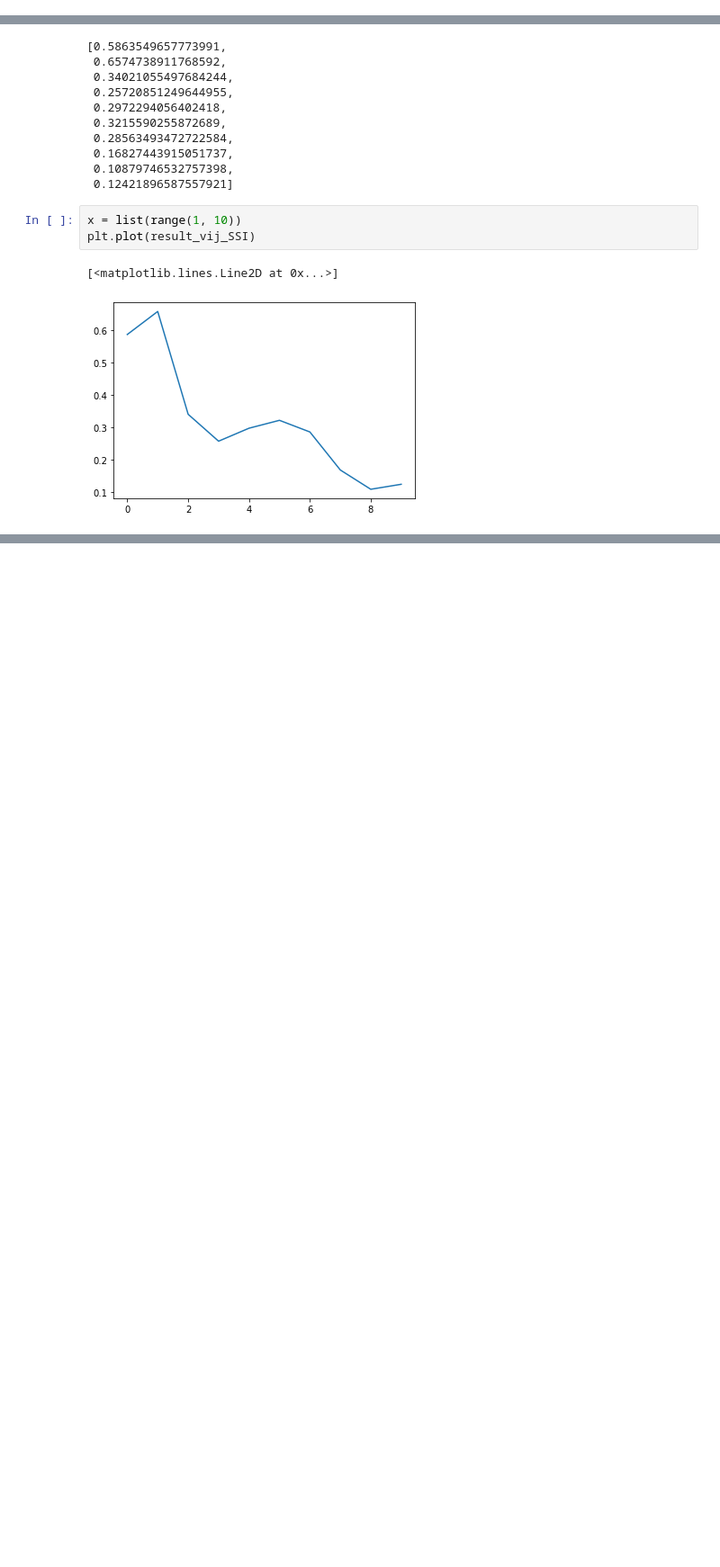
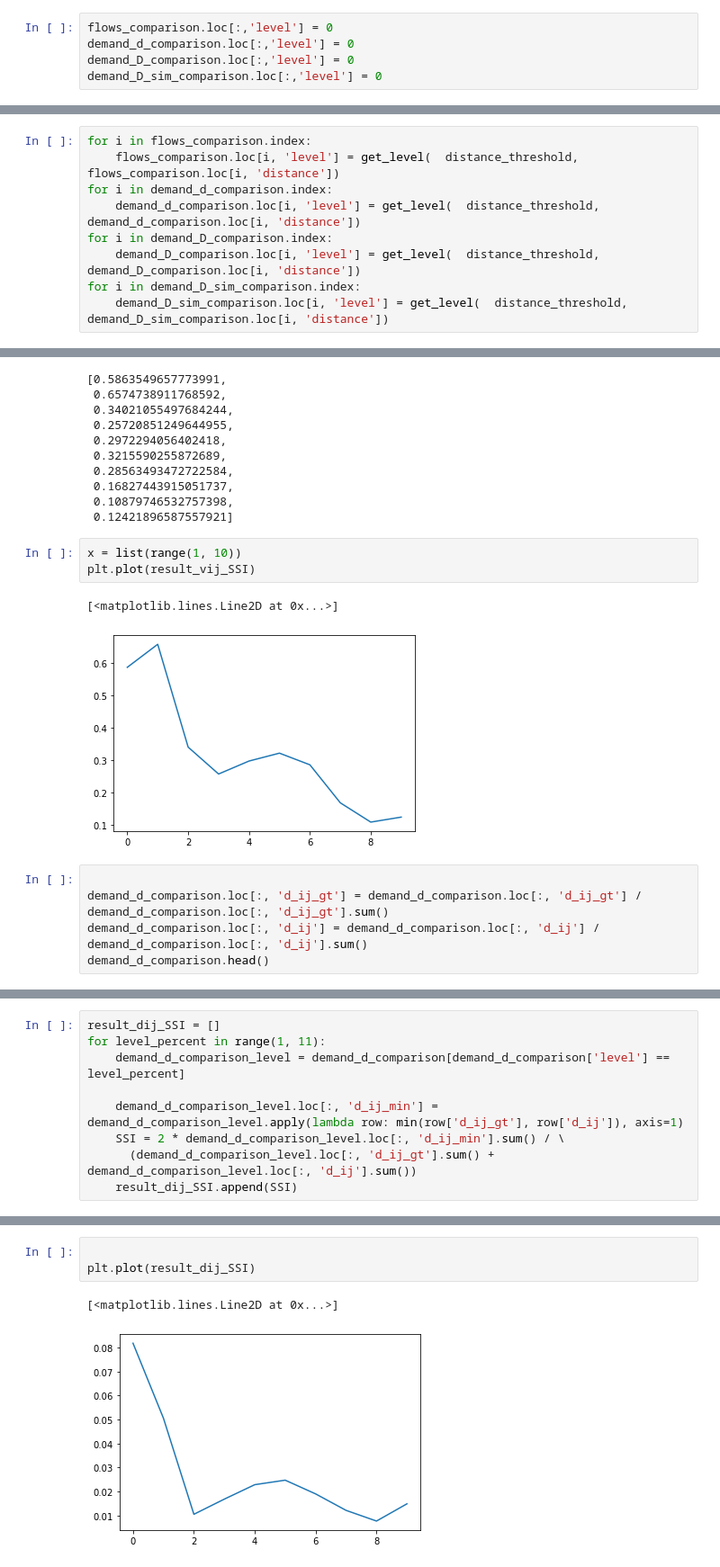
Before and after one commit to HaoCong1221/FlowsGeneration, a Jupyter notebook: src/10Distance_Group.ipynb, the cells around one changed output, grey strips where cells are left out. Shown at 90% size. Cells and saved outputs as stored; diff of their text form; blank space fills up the shorter version.

```diff
--- a/src/10Distance_Group.ipynb
+++ b/src/10Distance_Group.ipynb
@@ -255,3 +460,8 @@ flows_comparison.loc[:,'level'] = 0
+# %%
+flows_comparison.loc[:,'level'] = 0
+demand_d_comparison.loc[:,'level'] = 0
+demand_D_comparison.loc[:,'level'] = 0
+demand_D_sim_comparison.loc[:,'level'] = 0
 # %%
 def get_level(dp, d):
     level_result = 1
@@ -267,3 +474,12 @@ for i in flows_comparison.index:
+# %%
+for i in flows_comparison.index:
+    flows_comparison.loc[i, 'level'] = get_level(  distance_threshold, flows_comparison.loc[i, 'distance'])
+for i in demand_d_comparison.index:
+    demand_d_comparison.loc[i, 'level'] = get_level(  distance_threshold, demand_d_comparison.loc[i, 'distance'])
+for i in demand_D_comparison.index:
+    demand_D_comparison.loc[i, 'level'] = get_level(  distance_threshold, demand_D_comparison.loc[i, 'distance'])
+for i in demand_D_sim_comparison.index:
+    demand_D_sim_comparison.loc[i, 'level'] = get_level(  distance_threshold, demand_D_sim_comparison.loc[i, 'distance'])
 # %%
 flows_comparison
 # %% [output]
@@ -393,3 +657,8 @@ plt.plot(result_vij_SSI)
 # %% [output]
 [<matplotlib.lines.Line2D at 0x...>]
 [figure]
+# %%
+
+demand_d_comparison.loc[:, 'd_ij_gt'] = demand_d_comparison.loc[:, 'd_ij_gt'] / demand_d_comparison.loc[:, 'd_ij_gt'].sum()
+demand_d_comparison.loc[:, 'd_ij'] = demand_d_comparison.loc[:, 'd_ij'] / demand_d_comparison.loc[:, 'd_ij'].sum()
+demand_d_comparison.head()
@@ -395,0 +672,9 @@ plt.plot(result_vij_SSI)
+# %%
+result_dij_SSI = []
+for level_percent in range(1, 11):
+    demand_d_comparison_level = demand_d_comparison[demand_d_comparison['level'] == level_percent]
+
+    demand_d_comparison_level.loc[:, 'd_ij_min'] = demand_d_comparison_level.apply(lambda row: min(row['d_ij_gt'], row['d_ij']), axis=1)
+    SSI = 2 * demand_d_comparison_level.loc[:, 'd_ij_min'].sum() / \
+      (demand_d_comparison_level.loc[:, 'd_ij_gt'].sum() + demand_d_comparison_level.loc[:, 'd_ij'].sum())
+    result_dij_SSI.append(SSI)
@@ -395,0 +712,6 @@ plt.plot(result_vij_SSI)
+# %%
+
+plt.plot(result_dij_SSI)
+# %% [output]
+[<matplotlib.lines.Line2D at 0x...>]
+[figure, added]
```
Also changed, not shown: parts of 38 cells of this notebook, 4 other files.
